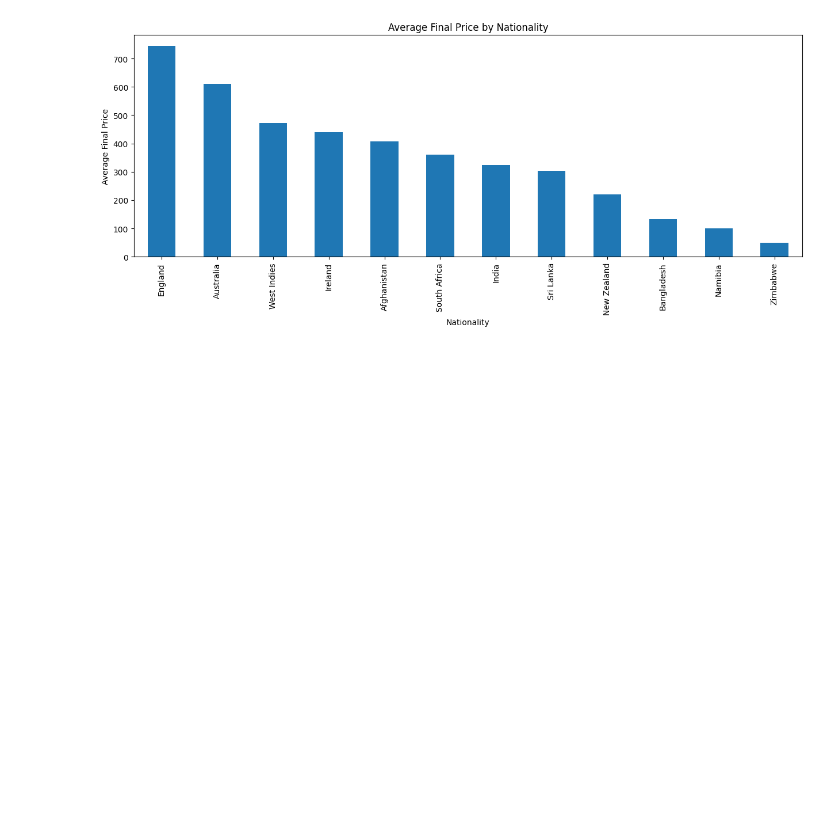
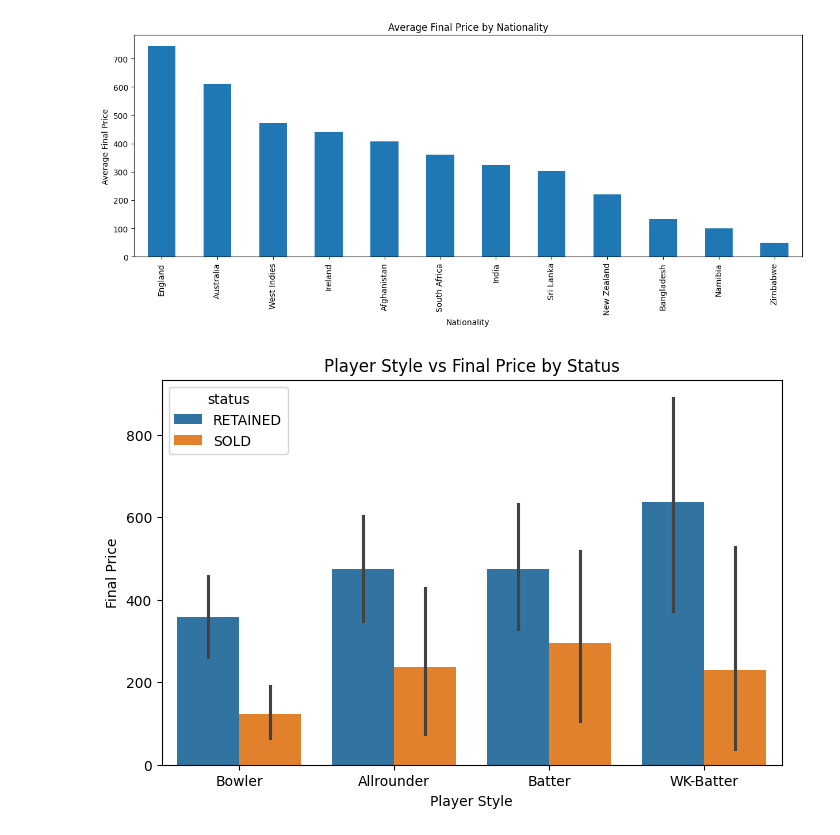
Before and after one commit to SanjilaGangaju/ExploratoryDataAnalysis_usingPython, a Jupyter notebook: IPL_Auction.ipynb, the cells around one changed output. Cells and saved outputs as stored; diff of their text form; code cells hidden in the pictures; blank space fills up the shorter version.

Commit message:
playerstylevsfinalpricevsstatus

```diff
--- a/IPL_Auction.ipynb
+++ b/IPL_Auction.ipynb
@@ -394,3 +394,13 @@ A value is trying to be set on a copy of a slice from a DataFrame
 See the caveats in the documentation: https://pandas.pydata.org/pandas-docs/stable/user_guide/indexing.html#returning-a-view-versus-a-copy
   df['nationality'][df['nationality']=='Singapore']= 'Australia'
 [figure]
+# %%
+#player style vs Final price vs status
+plt.figure(figsize=(8,5))
+sns.barplot(data=df ,x='player_style',y='final_price',hue='status')
+plt.xlabel('Player Style')
+plt.ylabel('Final Price')
+plt.title('Player Style vs Final Price by Status')
+plt.show()
+# %% [output]
+[figure, added]
```
